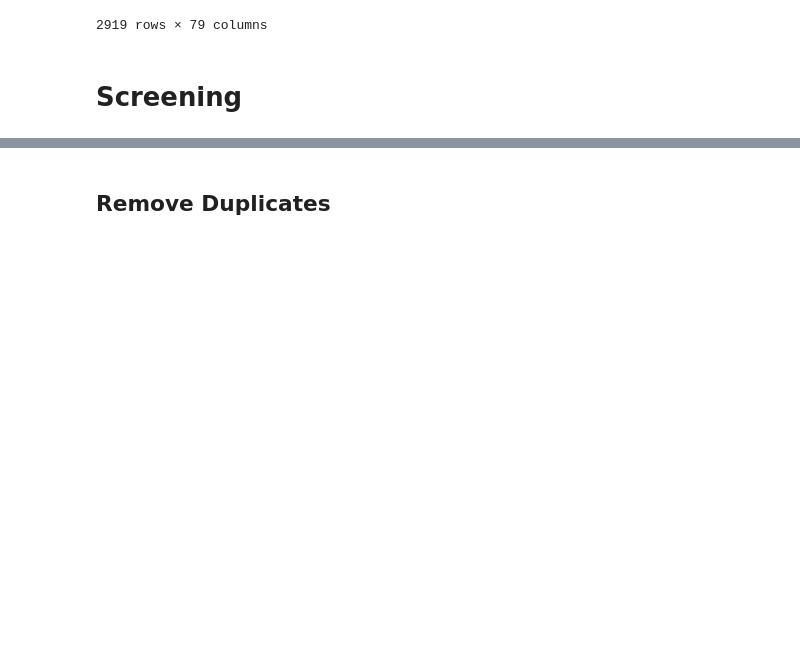
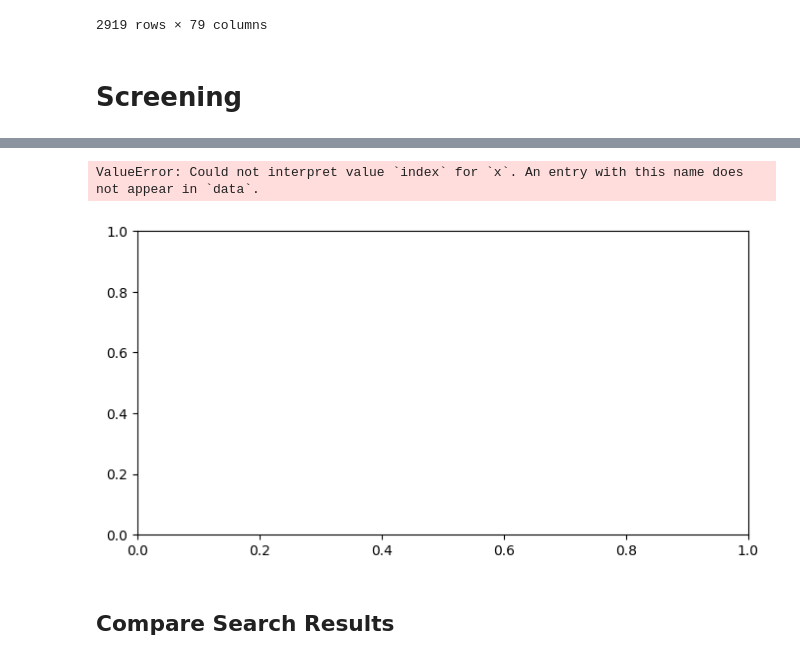
Before and after one commit to haoting-chan/AIRESIL, a Jupyter notebook: Database_extraction.ipynb, the cells around one changed output, grey strips where cells are left out. Drawn from its saved outputs; the diff is of its cells as text; code cells hidden in the pictures; blank space fills up the shorter version.

```diff
--- a/Database_extraction.ipynb
+++ b/Database_extraction.ipynb
@@ -1324,2 +1556,14 @@ plt.show()
+# %%
+# plot the distribution of df_SS_final 'publicationTypes' column
+fig, ax = plt.subplots(figsize=(8, 4))
+pubtype_counts = df_SS_final['publicationTypes'].value_counts().reset_index()
+sns.barplot(data=pubtype_counts, x='index', y='publicationTypes', ax=ax, palette='viridis')
+ax.set_title('Distribution of Publication Types in Semantic Scholar Results')
+ax.set_xlabel('Publication Type')
+ax.set_ylabel('Number of Papers')
+ax.set_xticklabels(ax.get_xticklabels(), rotation=45, ha='right')
+# %% [output]
+ValueError: Could not interpret value `index` for `x`. An entry with this name does not appear in `data`.
+[figure, added]
 # %% [markdown]
-## Remove Duplicates
+## Compare Search Results
```
Also changed, not shown: parts of 27 cells of this notebook.
